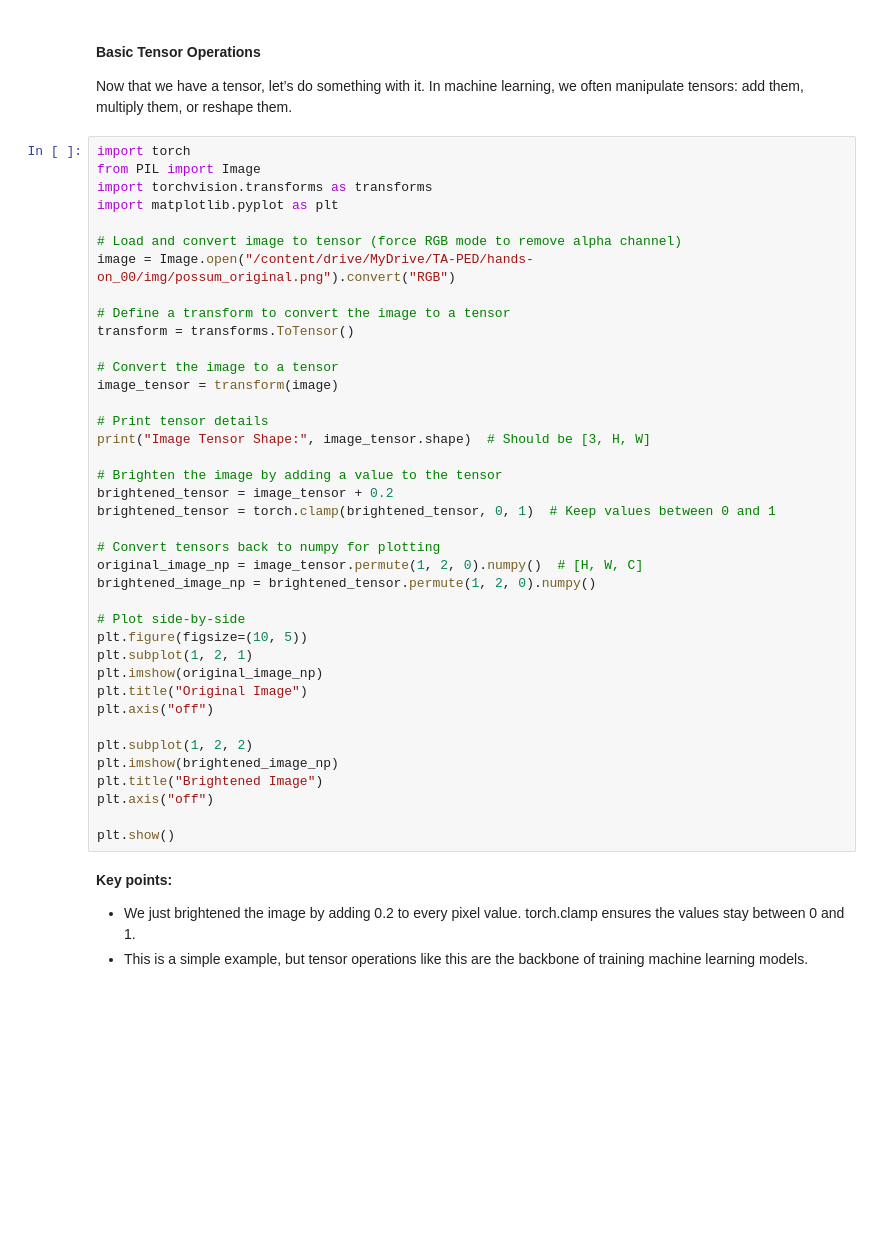
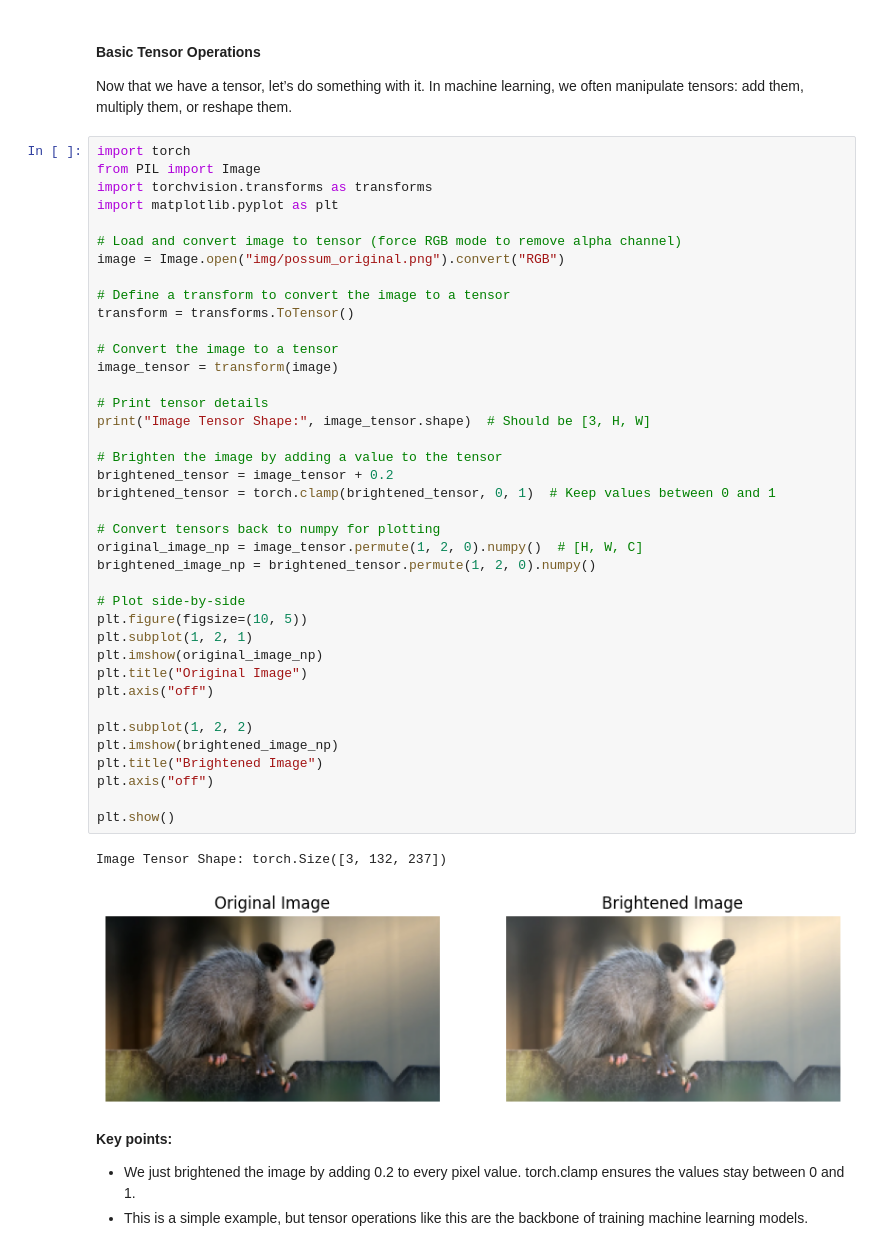
Before and after one commit to enzoeferreira/MC886, a Jupyter notebook: Hands On/Hands On 00/01-pytorch-tensor_basics.ipynb, the cells around one changed output. Cells and saved outputs as stored; diff of their text form; blank space fills up the shorter version.

```diff
--- a/Hands On/Hands On 00/01-pytorch-tensor_basics.ipynb
+++ b/Hands On/Hands On 00/01-pytorch-tensor_basics.ipynb
@@ -148,38 +168,41 @@ import torchvision.transforms as transforms
 import matplotlib.pyplot as plt
 
 # Load and convert image to tensor (force RGB mode to remove alpha channel)
-image = Image.open("/content/drive/MyDrive/TA-PED/hands-on_00/img/possum_original.png").convert("RGB")
+image = Image.open("img/possum_original.png").convert("RGB")
 
 # Define a transform to convert the image to a tensor
 transform = transforms.ToTensor()
 
 # Convert the image to a tensor
 image_tensor = transform(image)
 
 # Print tensor details
 print("Image Tensor Shape:", image_tensor.shape)  # Should be [3, H, W]
 
 # Brighten the image by adding a value to the tensor
 brightened_tensor = image_tensor + 0.2
 brightened_tensor = torch.clamp(brightened_tensor, 0, 1)  # Keep values between 0 and 1
 
 # Convert tensors back to numpy for plotting
 original_image_np = image_tensor.permute(1, 2, 0).numpy()  # [H, W, C]
 brightened_image_np = brightened_tensor.permute(1, 2, 0).numpy()
 
 # Plot side-by-side
 plt.figure(figsize=(10, 5))
 plt.subplot(1, 2, 1)
 plt.imshow(original_image_np)
 plt.title("Original Image")
 plt.axis("off")
 
 plt.subplot(1, 2, 2)
 plt.imshow(brightened_image_np)
 plt.title("Brightened Image")
 plt.axis("off")
 
 plt.show()
+# %% [output]
+Image Tensor Shape: torch.Size([3, 132, 237])
+[figure, added]
 # %% [markdown]
 **Key points:**
 
```
Also changed, not shown: parts of 7 cells of this notebook, 2 other files.
